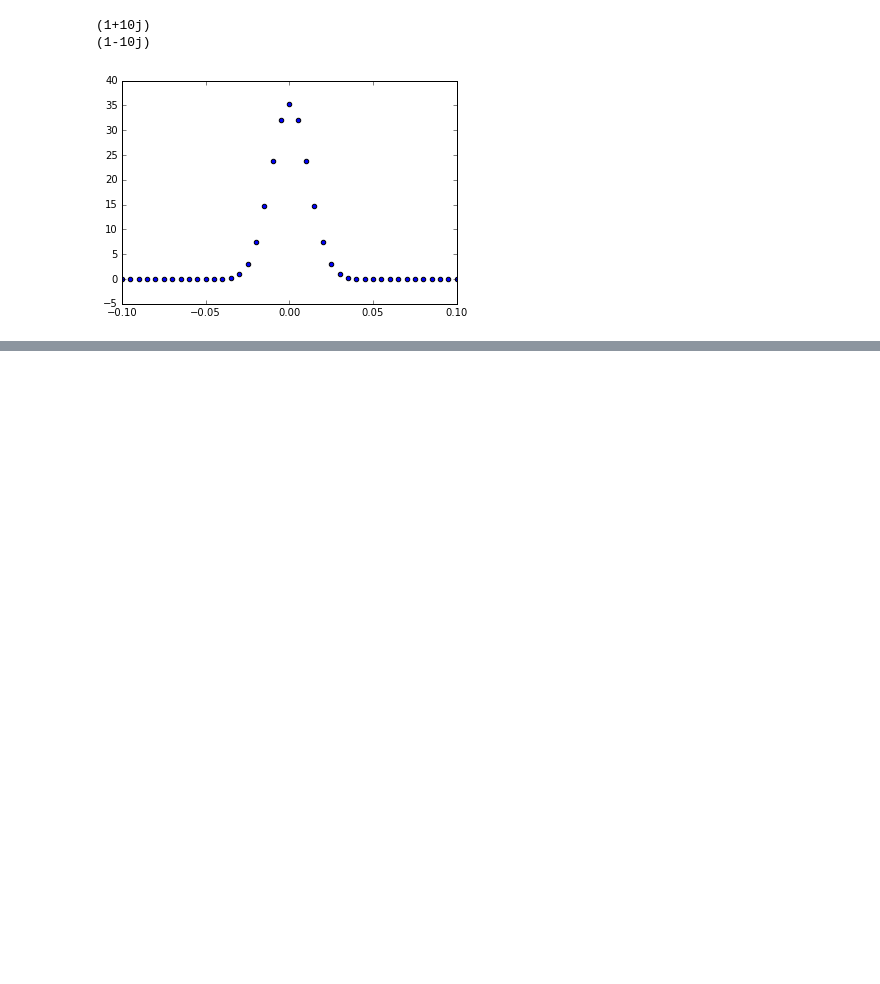
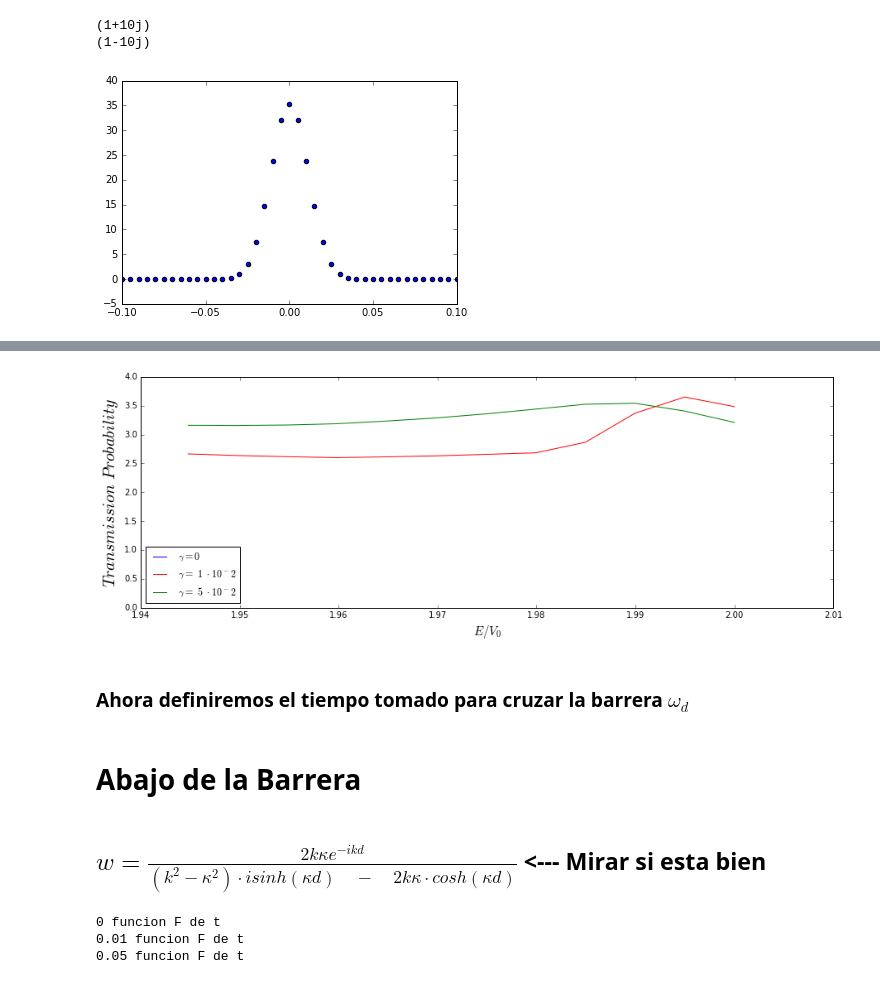
Before and after one commit to daniel-lozano/Thesis, a Jupyter notebook: Dissipation/dissipation.ipynb, the cells around one changed output, grey strips where cells are left out. Drawn from its saved outputs; the diff is of its cells as text; code cells hidden in the pictures; blank space fills up the shorter version.

```diff
--- a/Dissipation/dissipation.ipynb
+++ b/Dissipation/dissipation.ipynb
@@ -40,0 +29,12 @@ print pi
+# %%
+#Definiendo algunas variables
+T=200
+dt=1.0/T
+Vop=1.8 # eV
+hbarc=0.19733# ev Microm *c
+m=0.511*10**6 # ev
+d=20.8*10**-4 # Microm
+c=2.998*10**14 # Microm/sec
+im=complex(0,1) #definiendo i
+print im,type(im)
+gamma=[0,1*10**-2,5*10**-2] # se toman 3 gamas diferentes
@@ -40,0 +43,5 @@ print pi
+# %%
+#Tiempo
+t=linspace(0,3,T)
+
+print hbarc/c
@@ -103,0 +105,17 @@ plot(t,FT)
+# %%
+plot(E1,trans1[:,0],"b",label="$ \gamma=0 $")
+plot(E1,trans1[:,1],"r",label="$ \gamma=\ 1\ \cdot 10^-2 $")
+plot(E1,trans1[:,2],"g",label="$ \gamma=\ 5\ \cdot 10^-2 $")
+#plot(E,abs(w),"-.k",label="$ \gamma=\ 0\ $")
+xlabel("$ E/V_{0} $",size=15)
+ylabel("$ Transmission\ Probability\ $", size=20)
+legend(loc=3)
+figsize(15,5)
+# %% [output]
+[figure, added]
+# %% [markdown]
+### Ahora definiremos el tiempo tomado para cruzar la barrera $\omega_{d} $
+# %% [markdown]
+# Abajo de la Barrera
+# %% [markdown]
+## $ w =\frac{2  k\kappa e^{-ikd}}{  (k^2 - \kappa^2)\cdot i sinh(\kappa d) \quad - \quad 2k\kappa \cdot cosh(\kappa d)  } $ <--- Mirar si esta bien
@@ -103,0 +125,42 @@ plot(t,FT)
+# %%
+omega=np.linspace((-Vop+0.1)/(hbarc/c),(Vop-0.1)/(hbarc/c),T)#omega de la transformada
+
+OMEGA=100# Omega de corte siendo mucho mayor que los gammas tomados
+
+E2=np.linspace(0.1, 0.999 ,T) # Energias para arriba de la barrera E/Vop
+
+trans2=zeros([len(E2),3]) #aqui seran guardadas las transformadas
+
+for g in range(len(gamma)):
+
+    sigma=sqrt(gamma[g]**2+(4.0*gamma[g]*OMEGA/pi)**2) #cambiando gamma
+
+    FT=sqrt(2*t*exp(-(sigma-gamma[g])*t)) #definiendo la funcion sqrt(f(t))
+
+    print gamma[g], "funcion F de t "
+
+    for i in range(len(E2)): #variando la energia, punto por punto
+
+        Vo=(Vop-(hbarc/c)*omega)/Vop # definiendo el cambio de potencial sobre Vop
+
+        k=sqrt(2.0*m*Vop*E2[i])/hbarc
+
+        kp=sqrt(2.0*m*Vop*(Vo-E2[i]))/hbarc #energia mayor a la energia del
+
+        w=(2*k*kp*exp(-im*k*d)) / ( (k**2 - kp**2)*im*sinh(kp*d) - 2*k*kp*cosh(kp*d)  ) #creando la funcion para un cierto E
+
+        W=fft(w)#haciendo la transformada
+
+        suma=0
+
+        for l in range(len(t)):
+                suma+=abs(dt*FT[l]*W[l])
+
+        trans2[i,g]=suma**2
+
+
+#freq=fftfreq(E.shape[-1])
+# %% [output]
+0 funcion F de t
+0.01 funcion F de t
+0.05 funcion F de t
```
Also changed, not shown: parts of 25 cells of this notebook, 2 other files.
